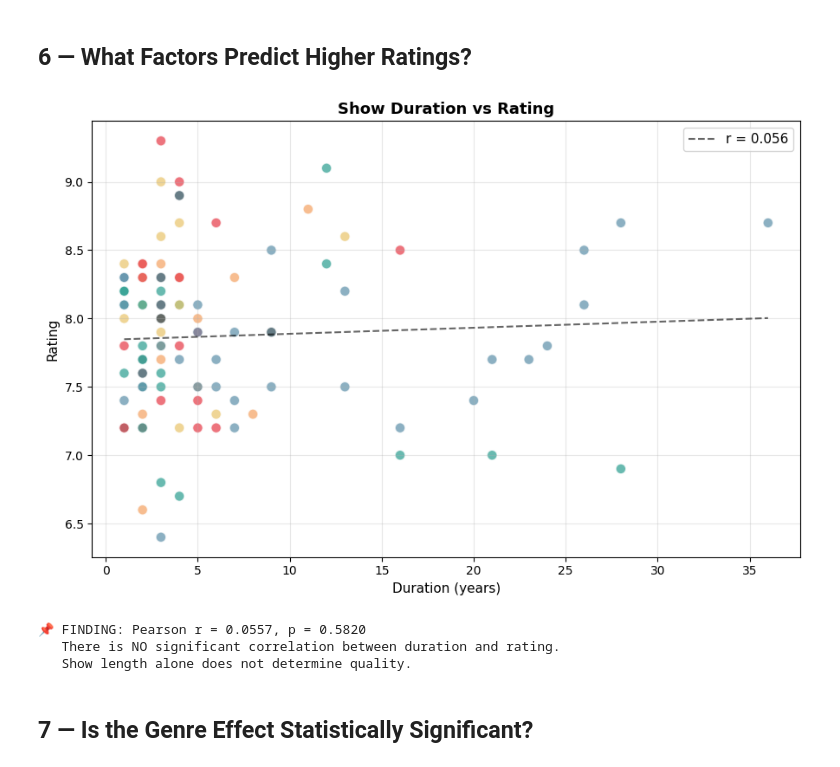
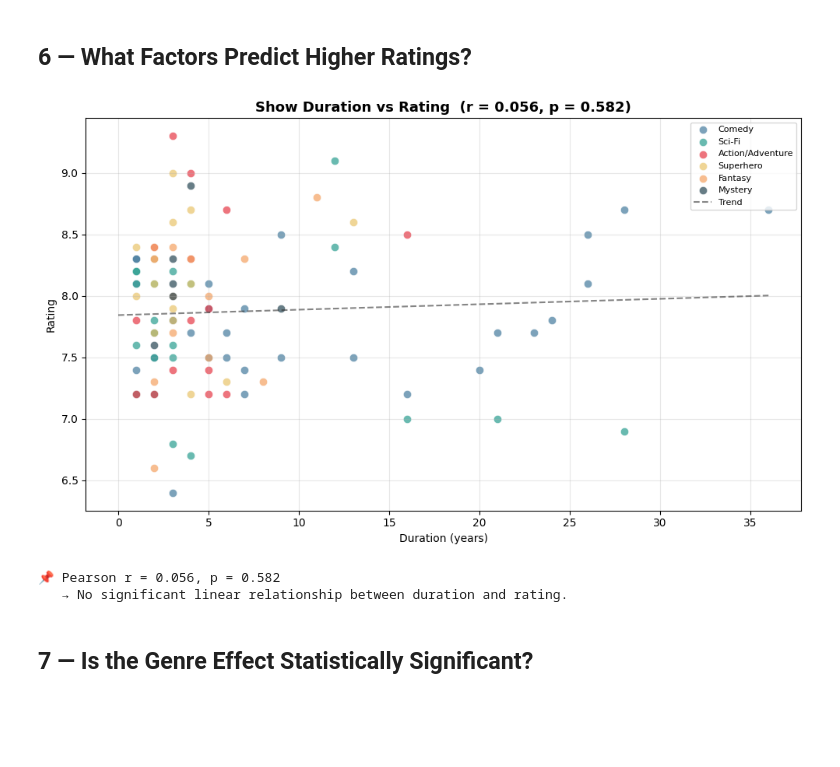
Before and after one commit to RonakSinghRaina/PROJECT-NEW, a Jupyter notebook: cartoon_analysis_complete.ipynb, the cells around one changed output. Drawn from its saved outputs; the diff is of its cells as text; code cells hidden in the pictures; blank space fills up the shorter version.

```diff
--- a/cartoon_analysis_complete.ipynb
+++ b/cartoon_analysis_complete.ipynb
@@ -353,38 +361,39 @@ print(f'   This matters because more cartoon content means MORE exposure for chi
 # %% [markdown]
 ## 6 — What Factors Predict Higher Ratings?
 # %%
-fig, ax = plt.subplots(figsize=(9, 6))
-scatter_colors = [genre_colors.get(g, '#999') for g in df['Genre']]
-ax.scatter(df['duration'], df['Rating'], c=scatter_colors, alpha=0.7, edgecolors='white', s=70)
+fig, ax = plt.subplots(figsize=(10, 6))
 
-# Regression line
-slope, intercept, r_val, p_val, std_err = stats.linregress(df['duration'].dropna(), df['Rating'].dropna())
-x_line = np.linspace(df['duration'].min(), df['duration'].max(), 100)
-ax.plot(x_line, slope * x_line + intercept, 'k--', alpha=0.6, label=f'r = {r_val:.3f}')
+for genre in genres_order:
+    mask = df['Genre'] == genre
+    ax.scatter(df.loc[mask, 'duration'], df.loc[mask, 'Rating'],
+               color=genre_palette[genre], label=genre, s=55, alpha=0.7,
+               edgecolors='white', linewidth=0.5)
 
-ax.set_xlabel('Duration (years)', fontsize=11)
-ax.set_ylabel('Rating', fontsize=11)
-ax.set_title('Show Duration vs Rating', fontsize=13, fontweight='bold')
-ax.legend(fontsize=11)
+# Trend line
+z = np.polyfit(df['duration'].dropna(), df.loc[df['duration'].notna(), 'Rating'], 1)
+p = np.poly1d(z)
+x_line = np.linspace(0, df['duration'].max(), 100)
+ax.plot(x_line, p(x_line), '--', color='#333', linewidth=1.5, alpha=0.6, label='Trend')
+
+r, pval = stats.pearsonr(df['duration'].dropna(), df.loc[df['duration'].notna(), 'Rating'])
+ax.set_title(f'Show Duration vs Rating  (r = {r:.3f}, p = {pval:.3f})',
+             fontsize=13, fontweight='bold')
+ax.set_xlabel('Duration (years)')
+ax.set_ylabel('Rating')
+ax.legend(fontsize=8)
 ax.grid(alpha=0.3)
 plt.tight_layout()
 plt.show()
 
-r, p = stats.pearsonr(df['duration'].dropna(), df['Rating'].dropna())
-print(f'📌 FINDING: Pearson r = {r:.4f}, p = {p:.4f}')
-if p < 0.05:
-    direction = 'positive' if r > 0 else 'negative'
-    print(f'   There IS a significant {direction} correlation between show duration and rating.')
-    print(f'   Longer-running shows tend to have {"higher" if r > 0 else "lower"} ratings.')
-    print(f'   This suggests audiences reward quality shows with continued viewership.')
-else:
-    print(f'   There is NO significant correlation between duration and rating.')
-    print(f'   Show length alone does not determine quality.')
+print(f"📌 Pearson r = {r:.3f}, p = {pval:.3f}")
+if r > 0 and pval < 0.05:
+    print("   → Significant positive correlation: higher-rated shows tend to run longer.")
+elif pval > 0.05:
+    print("   → No significant linear relationship between duration and rating.")
 # %% [output]
-[figure, old version]
+[figure, new version]
-📌 FINDING: Pearson r = 0.0557, p = 0.5820
-   There is NO significant correlation between duration and rating.
-   Show length alone does not determine quality.
+📌 Pearson r = 0.056, p = 0.582
+   → No significant linear relationship between duration and rating.
 # %% [markdown]
 ## 7 — Is the Genre Effect Statistically Significant?
 # %%
```
Also changed, not shown: parts of 27 cells of this notebook.
